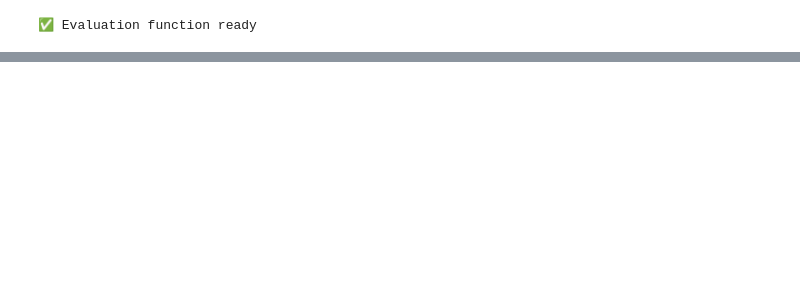
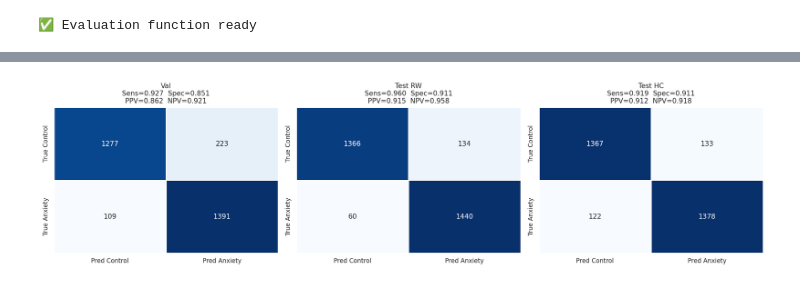
Before and after one commit to dulhara79/R26-DS-012, a Jupyter notebook: Anxiety_Detection_TC_WPN/notebooks/model_health_diagnostic.ipynb, the cells around one changed output, grey strips where cells are left out. Saved outputs shown, nothing was run; the diff lists cells and outputs as text; code cells hidden in the pictures; blank space fills up the shorter version.

Commit message:
Sync: update Anxiety_Detection_TC_WPN (SHA: c70932e8cb5f78d35480b328962492942894c5a6) (#27)

```diff
--- a/Anxiety_Detection_TC_WPN/notebooks/model_health_diagnostic.ipynb
+++ b/Anxiety_Detection_TC_WPN/notebooks/model_health_diagnostic.ipynb
@@ -671,0 +1195,65 @@ Done.
+# %%
+# =============================================================================
+# CELL 17 — Confusion Matrices
+# Uses the LOCKED threshold from the val checkpoint (same as test reporting).
+# This shows the actual FP/FN trade-off at the deployment threshold.
+# =============================================================================
+
+print("=" * 70)
+print(f"CONFUSION MATRICES  (threshold = {LOCKED_THR:.4f} — locked from val checkpoint)")
+print("=" * 70)
+
+cm_splits = {n: results[n] for n in ["Val", "Test RW", "Test HC"] if n in results}
+
+if not cm_splits:
+    print("⚠  No splits with raw probs available.")
+else:
+    fig, axes = plt.subplots(1, len(cm_splits), figsize=(5 * len(cm_splits), 4))
+    if len(cm_splits) == 1:
+        axes = [axes]
+
+    for ax, (name, m) in zip(axes, cm_splits.items()):
+        p, t = m["probs"], m["targets"]
+        if len(p) == 0:
+            ax.text(0.5, 0.5, "No data", ha="center", va="center",
+                    transform=ax.transAxes)
+            continue
+
+        preds = (p >= LOCKED_THR).astype(int)
+        cm    = confusion_matrix(t, preds)
+
+        tn, fp, fn, tp = cm.ravel() if cm.size == 4 else (0, 0, 0, 0)
+        sensitivity = tp / max(tp + fn, 1)   # recall for anxiety class
+        specificity = tn / max(tn + fp, 1)
+        ppv         = tp / max(tp + fp, 1)   # precision for anxiety class
+        npv         = tn / max(tn + fn, 1)
+
+        sns.heatmap(
+            cm, annot=True, fmt="d", cmap="Blues", ax=ax,
+            xticklabels=["Pred Control", "Pred Anxiety"],
+            yticklabels=["True Control", "True Anxiety"],
+            linewidths=0.5, cbar=False,
+        )
+        ax.set_title(f"{name}\nSens={sensitivity:.3f}  Spec={specificity:.3f}\n"
+                     f"PPV={ppv:.3f}  NPV={npv:.3f}",
+                     fontsize=10)
+
+        print(f"\n{name}:")
+        print(f"  TP={tp}  FP={fp}  FN={fn}  TN={tn}")
+        print(f"  Sensitivity (Recall): {sensitivity:.4f}  — of true anxiety, % caught")
+        print(f"  Specificity:          {specificity:.4f}  — of true control, % correct")
+        print(f"  PPV (Precision):      {ppv:.4f}  — of predicted anxiety, % correct")
+        print(f"  NPV:                  {npv:.4f}  — of predicted control, % correct")
+
+        if fn / max(tp + fn, 1) > 0.25:
+            print(f"  ⚠  HIGH FALSE NEGATIVE RATE: {fn/(tp+fn)*100:.1f}% of anxiety")
+            print(f"     patients are missed. For clinical deployment, high FN is")
+            print(f"     more dangerous than high FP. Consider lowering threshold.")
+            print(f"     Try LOCKED_THR = {LOCKED_THR - 0.05:.3f} for better sensitivity.")
+
+    plt.tight_layout()
+    out = f"{OUTPUT_DIR}/confusion_matrices.png"
+    plt.savefig(out, dpi=300, bbox_inches="tight")
+    print(f"\n✅ Saved: {out}")
+    plt.show()
+# %% [output]
@@ -671,0 +1277 @@ Done.
+[figure, added]
```
Also changed, not shown: parts of 31 cells of this notebook.
